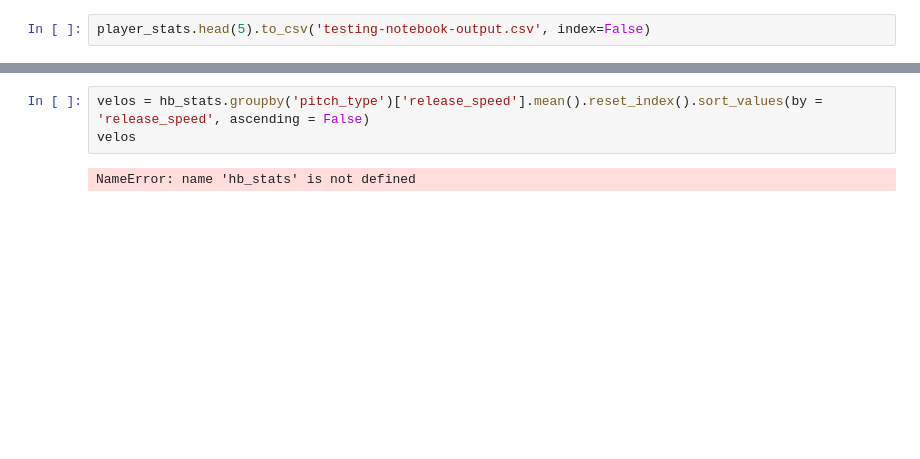
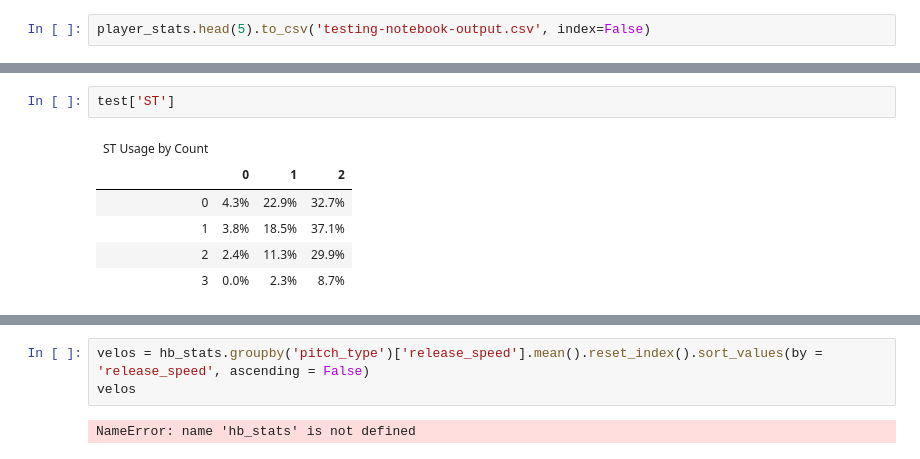
Before and after one commit to brianhockett/mlb-scouting-report, a Jupyter notebook: testing-notebook.ipynb, the cells around one changed output, grey strips where cells are left out. Saved outputs shown, nothing was run; the diff lists cells and outputs as text; blank space fills up the shorter version.

```diff
--- a/testing-notebook.ipynb
+++ b/testing-notebook.ipynb
@@ -305,3 +293,12 @@ test['FF']
+# %%
+test['ST']
+# %% [output]
+| ST Usage by Count |  |  |  |
+|  | 0 | 1 | 2 |
+| 0 | 4.3% | 22.9% | 32.7% |
+| 1 | 3.8% | 18.5% | 37.1% |
+| 2 | 2.4% | 11.3% | 29.9% |
+| 3 | 0.0% | 2.3% | 8.7% |
 # %%
 import pandas as pd
 import seaborn as sns
```
Also changed, not shown: parts of 7 cells of this notebook, 1 other file.
